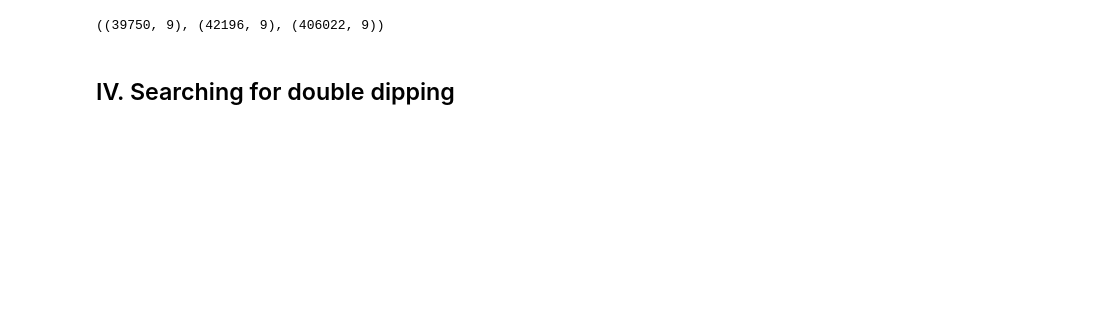
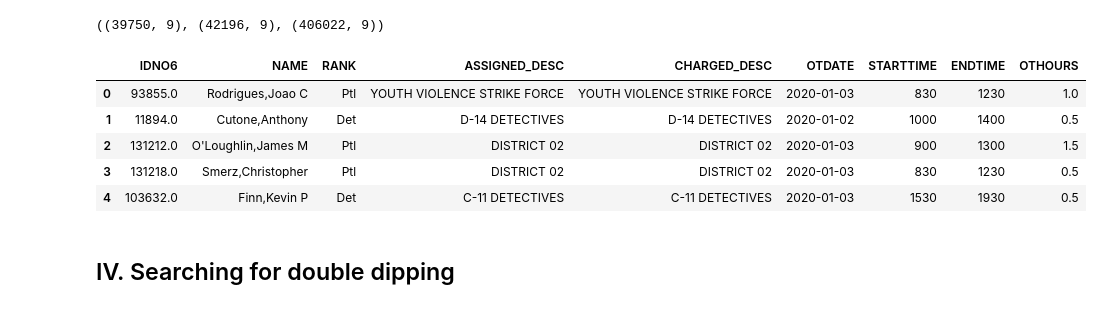
Before and after one commit to BU-Spark/ds-miller-quantum-cop, a Jupyter notebook: notebooks/Intra_OT_EDA.ipynb, the cells around one changed output. Saved outputs shown, nothing was run; the diff lists cells and outputs as text; code cells hidden in the pictures; blank space fills up the shorter version.

```diff
--- a/notebooks/Intra_OT_EDA.ipynb
+++ b/notebooks/Intra_OT_EDA.ipynb
@@ -50,3 +65,12 @@ df_court1.shape, df_events1.shape, df_records1.shape
+# %%
+df_court1.head()
+# %% [output]
+|  | IDNO6 | NAME | RANK | ASSIGNED_DESC | CHARGED_DESC | OTDATE | STARTTIME | ENDTIME | OTHOURS |
+| 0 | 93855.0 | Rodrigues,Joao C | Ptl | YOUTH VIOLENCE STRIKE FORCE | YOUTH VIOLENCE STRIKE FORCE | 2020-01-03 | 830 | 1230 | 1.0 |
+| 1 | 11894.0 | Cutone,Anthony | Det | D-14 DETECTIVES | D-14 DETECTIVES | 2020-01-02 | 1000 | 1400 | 0.5 |
+| 2 | 131212.0 | O'Loughlin,James M | Ptl | DISTRICT 02 | DISTRICT 02 | 2020-01-03 | 900 | 1300 | 1.5 |
+| 3 | 131218.0 | Smerz,Christopher | Ptl | DISTRICT 02 | DISTRICT 02 | 2020-01-03 | 830 | 1230 | 0.5 |
+| 4 | 103632.0 | Finn,Kevin P | Det | C-11 DETECTIVES | C-11 DETECTIVES | 2020-01-03 | 1530 | 1930 | 0.5 |
 # %%
 #df_sameday = df_combined[df_combined.duplicated(subset=['IDNO6', 'OTDATE'], keep=False)].sort_values(['IDNO6', 'OTDATE', 'STARTTIME'])
 # %% [markdown]
```
Also changed, not shown: parts of 10 cells of this notebook, 1 other file.
